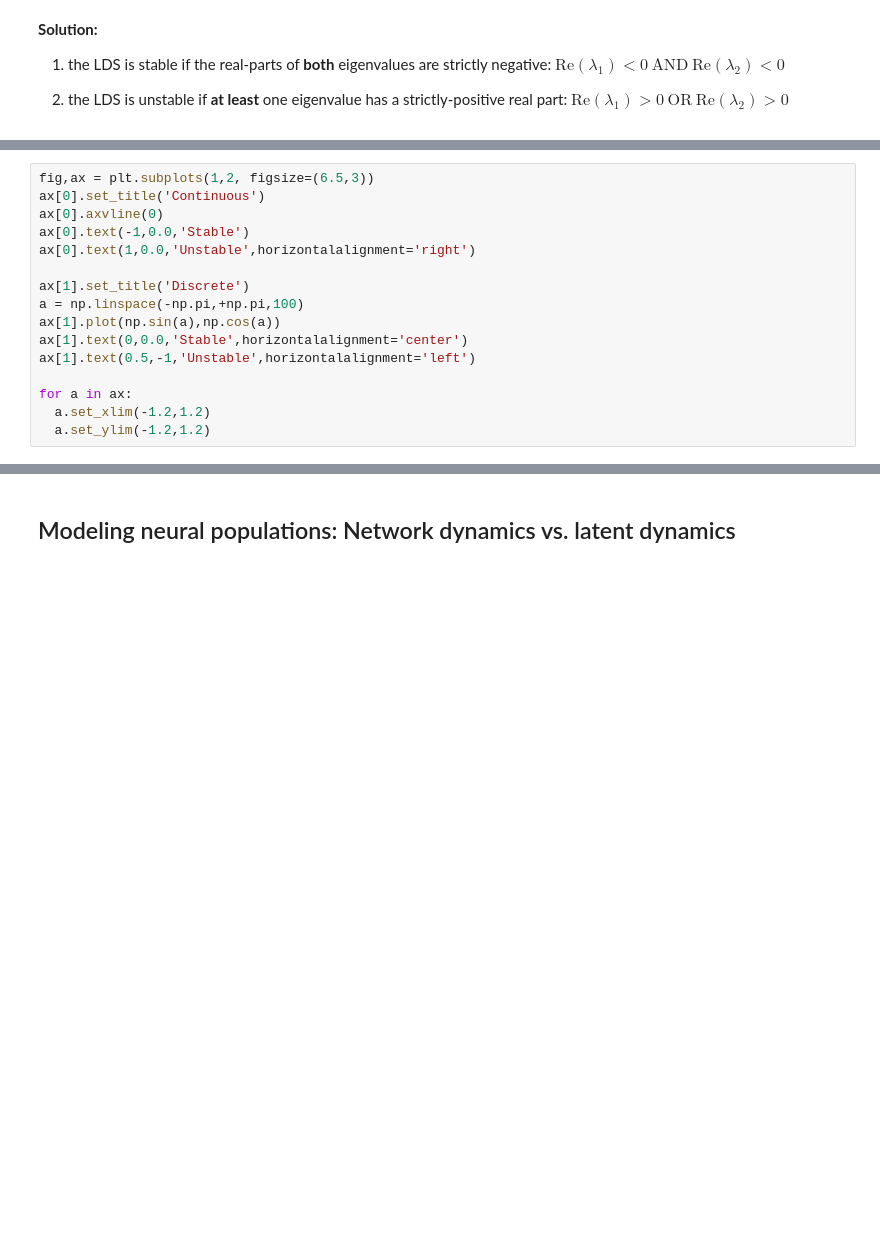
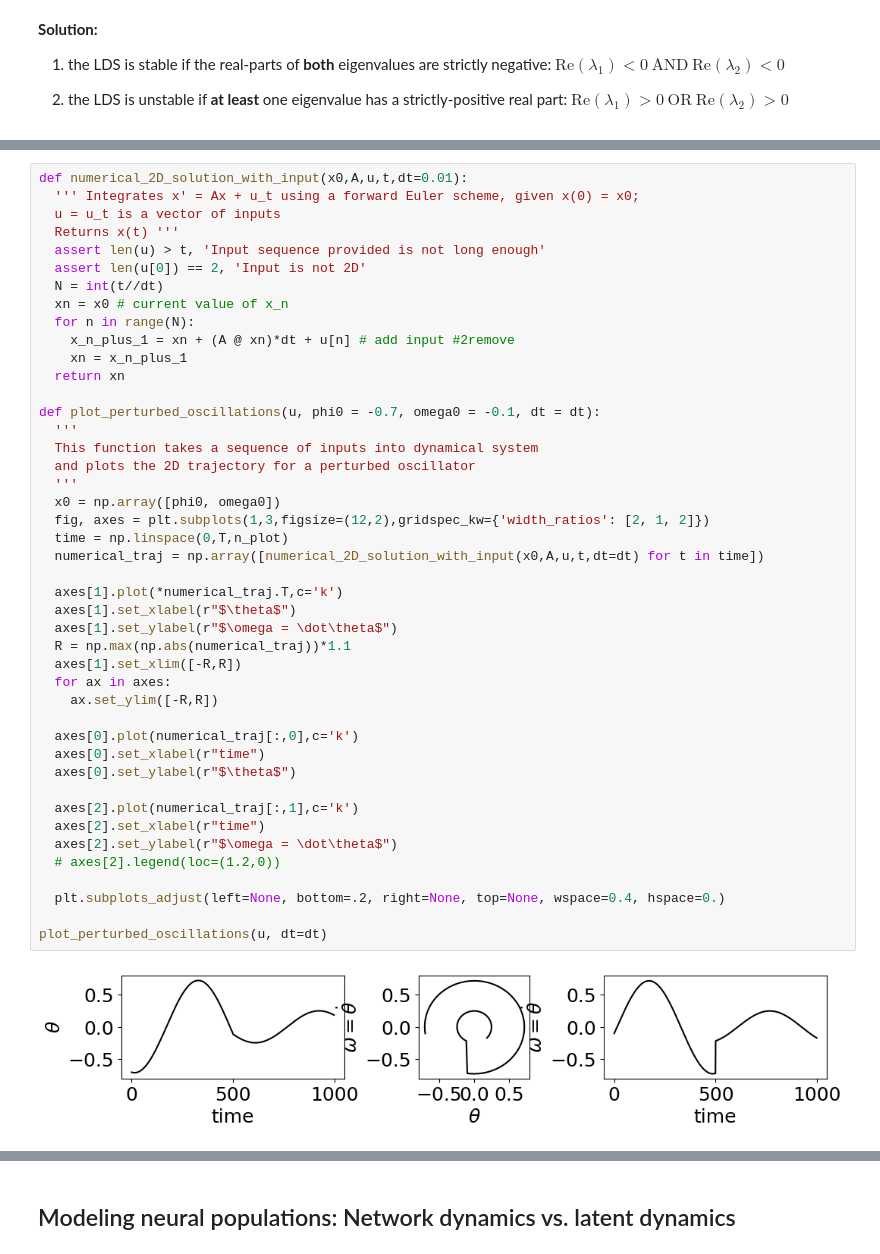
Before and after one commit to NinelK/IMBIZO2024_tutorial, a Jupyter notebook: DS_Tutorial_SOLUTIONS.ipynb, the cells around one changed output, grey strips where cells are left out. Drawn from its saved outputs; the diff is of its cells as text; blank space fills up the shorter version.

```diff
--- a/DS_Tutorial_SOLUTIONS.ipynb
+++ b/DS_Tutorial_SOLUTIONS.ipynb
@@ -555,16 +506,0 @@ In a discrete case, a marginally stable solution means that the norm of the vect
-# %%
-fig,ax = plt.subplots(1,2, figsize=(6.5,3))
-ax[0].set_title('Continuous')
-ax[0].axvline(0)
-ax[0].text(-1,0.0,'Stable')
-ax[0].text(1,0.0,'Unstable',horizontalalignment='right')
-
-ax[1].set_title('Discrete')
-a = np.linspace(-np.pi,+np.pi,100)
-ax[1].plot(np.sin(a),np.cos(a))
-ax[1].text(0,0.0,'Stable',horizontalalignment='center')
-ax[1].text(0.5,-1,'Unstable',horizontalalignment='left')
-
-for a in ax:
-  a.set_xlim(-1.2,1.2)
-  a.set_ylim(-1.2,1.2)
@@ -595,0 +549,46 @@ The 'Balance' eigenvalue corresponds to a relaxation mode (decaying), and 'Rando
+# %%
+def numerical_2D_solution_with_input(x0,A,u,t,dt=0.01):
+  ''' Integrates x' = Ax + u_t using a forward Euler scheme, given x(0) = x0;
+  u = u_t is a vector of inputs
+  Returns x(t) '''
+  assert len(u) > t, 'Input sequence provided is not long enough'
+  assert len(u[0]) == 2, 'Input is not 2D'
+  N = int(t//dt)
+  xn = x0 # current value of x_n
+  for n in range(N):
+    x_n_plus_1 = xn + (A @ xn)*dt + u[n] # add input #2remove
+    xn = x_n_plus_1
+  return xn
+
+def plot_perturbed_oscillations(u, phi0 = -0.7, omega0 = -0.1, dt = dt):
+  '''
+  This function takes a sequence of inputs into dynamical system
+  and plots the 2D trajectory for a perturbed oscillator
+  '''
+  x0 = np.array([phi0, omega0])
+  fig, axes = plt.subplots(1,3,figsize=(12,2),gridspec_kw={'width_ratios': [2, 1, 2]})
+  time = np.linspace(0,T,n_plot)
+  numerical_traj = np.array([numerical_2D_solution_with_input(x0,A,u,t,dt=dt) for t in time])
+
+  axes[1].plot(*numerical_traj.T,c='k')
+  axes[1].set_xlabel(r"$\theta$")
+  axes[1].set_ylabel(r"$\omega = \dot\theta$")
+  R = np.max(np.abs(numerical_traj))*1.1
+  axes[1].set_xlim([-R,R])
+  for ax in axes:
+    ax.set_ylim([-R,R])
+
+  axes[0].plot(numerical_traj[:,0],c='k')
+  axes[0].set_xlabel(r"time")
+  axes[0].set_ylabel(r"$\theta$")
+
+  axes[2].plot(numerical_traj[:,1],c='k')
+  axes[2].set_xlabel(r"time")
+  axes[2].set_ylabel(r"$\omega = \dot\theta$")
+  # axes[2].legend(loc=(1.2,0))
+
+  plt.subplots_adjust(left=None, bottom=.2, right=None, top=None, wspace=0.4, hspace=0.)
+
+plot_perturbed_oscillations(u, dt=dt)
+# %% [output]
+[figure, added]
```
Also changed, not shown: parts of 70 cells of this notebook, 1 other file.
